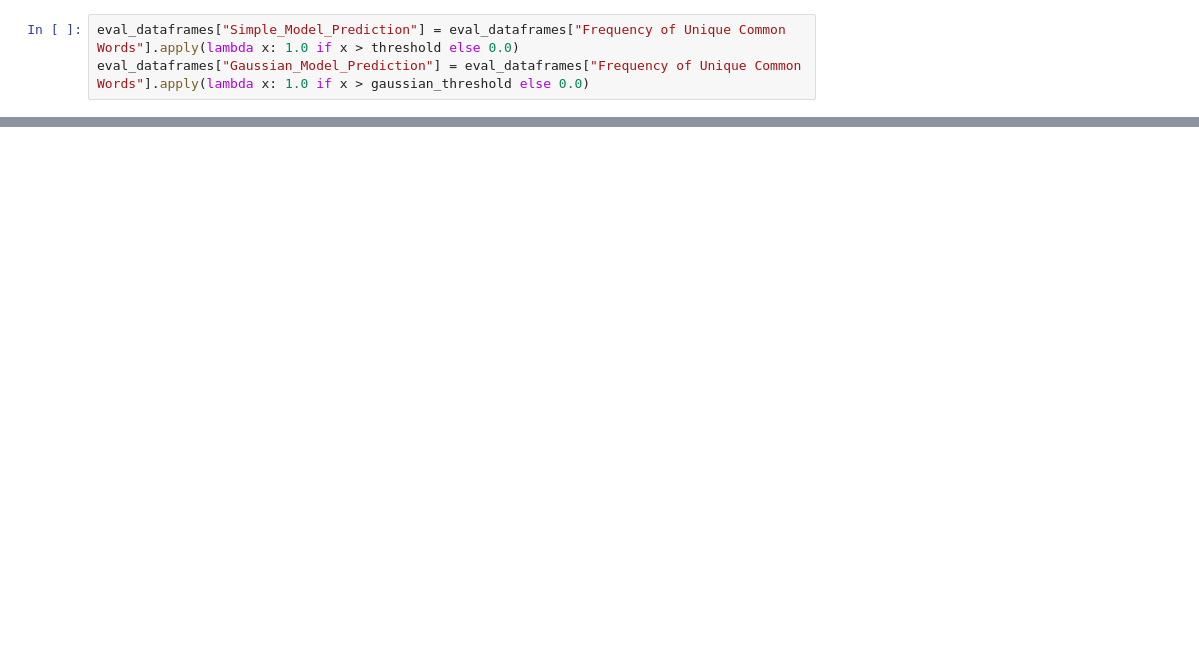
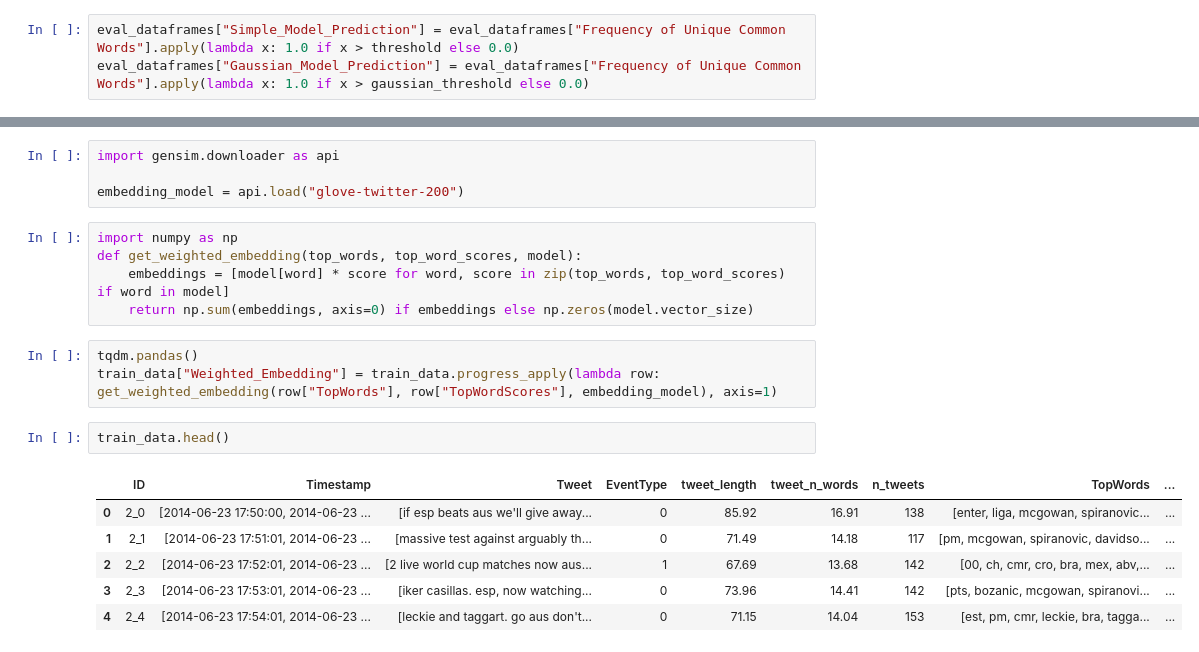
Before and after one commit to mattiaamartino/sub-event-detection, a Jupyter notebook: feature_extraction.ipynb, the cells around one changed output, grey strips where cells are left out. Saved outputs shown, nothing was run; the diff lists cells and outputs as text; blank space fills up the shorter version.

```diff
--- a/feature_extraction.ipynb
+++ b/feature_extraction.ipynb
@@ -141,0 +136,21 @@ See the caveats in the documentation: https://pandas.pydata.org/pandas-docs/stab
+# %%
+import gensim.downloader as api
+
+embedding_model = api.load("glove-twitter-200")
+# %%
+import numpy as np
+def get_weighted_embedding(top_words, top_word_scores, model):
+    embeddings = [model[word] * score for word, score in zip(top_words, top_word_scores) if word in model]
+    return np.sum(embeddings, axis=0) if embeddings else np.zeros(model.vector_size)
+# %%
+tqdm.pandas()
+train_data["Weighted_Embedding"] = train_data.progress_apply(lambda row: get_weighted_embedding(row["TopWords"], row["TopWordScores"], embedding_model), axis=1)
+# %%
+train_data.head()
+# %% [output]
+|  | ID | Timestamp | Tweet | EventType | tweet_length | tweet_n_words | n_tweets | TopWords | ... |
+| 0 | 2_0 | [2014-06-23 17:50:00, 2014-06-23 ... | [if esp beats aus we'll give away... | 0 | 85.92 | 16.91 | 138 | [enter, liga, mcgowan, spiranovic... | ... |
+| 1 | 2_1 | [2014-06-23 17:51:01, 2014-06-23 ... | [massive test against arguably th... | 0 | 71.49 | 14.18 | 117 | [pm, mcgowan, spiranovic, davidso... | ... |
+| 2 | 2_2 | [2014-06-23 17:52:01, 2014-06-23 ... | [2 live world cup matches now aus... | 1 | 67.69 | 13.68 | 142 | [00, ch, cmr, cro, bra, mex, abv,... | ... |
+| 3 | 2_3 | [2014-06-23 17:53:01, 2014-06-23 ... | [iker casillas. esp, now watching... | 0 | 73.96 | 14.41 | 142 | [pts, bozanic, mcgowan, spiranovi... | ... |
+| 4 | 2_4 | [2014-06-23 17:54:01, 2014-06-23 ... | [leckie and taggart. go aus don't... | 0 | 71.15 | 14.04 | 153 | [est, pm, cmr, leckie, bra, tagga... | ... |
```
Also changed, not shown: parts of 32 cells of this notebook, 1 other file.
